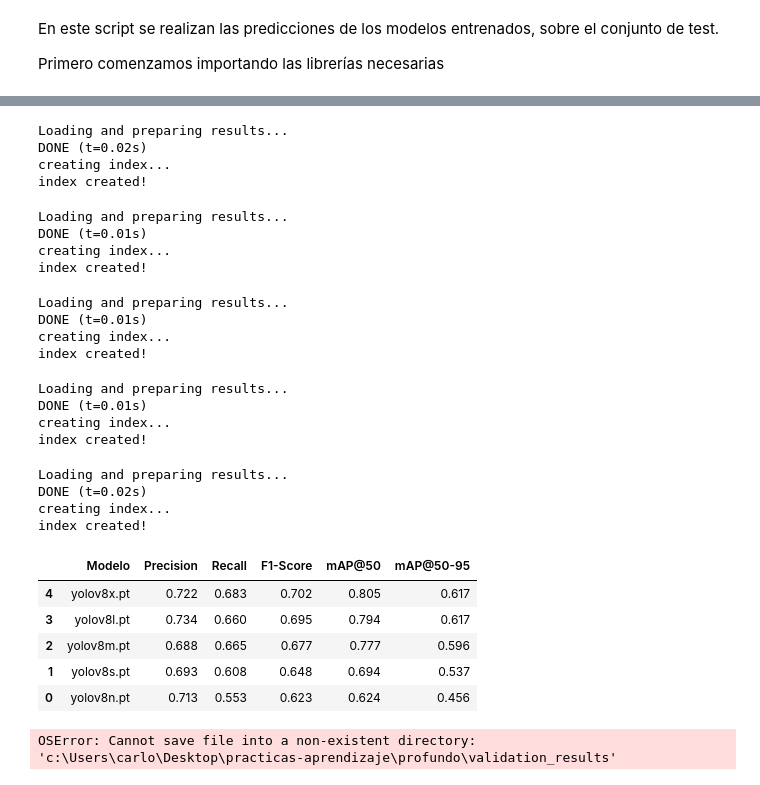
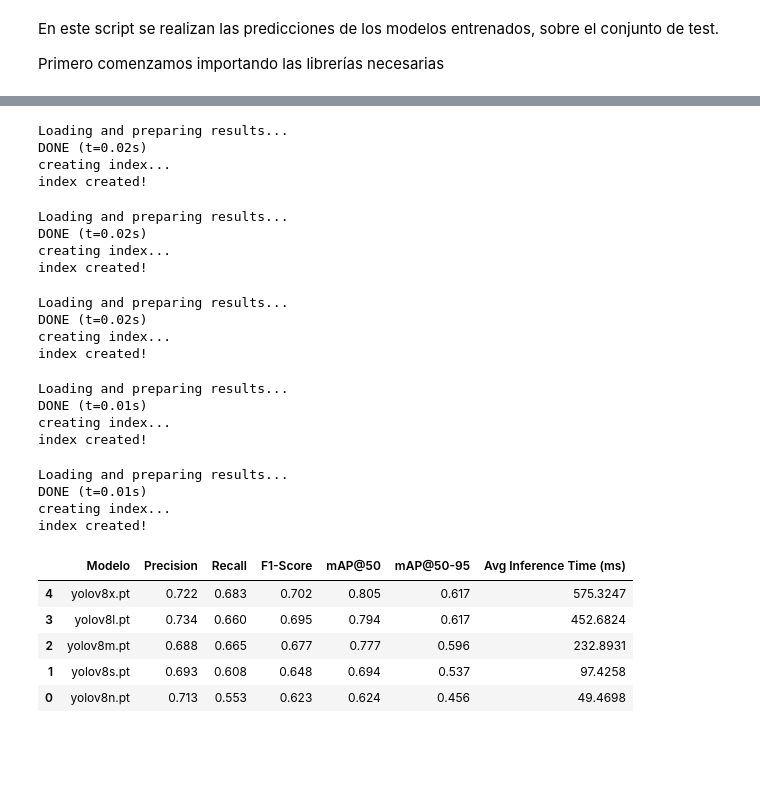
Before and after one commit to carlosgg0/practicas-aprendizaje, a Jupyter notebook: profundo/eval-1.ipynb, the cells around one changed output, grey strips where cells are left out. Saved outputs shown, nothing was run; the diff lists cells and outputs as text; code cells hidden in the pictures; blank space fills up the shorter version.

```diff
--- a/profundo/eval-1.ipynb
+++ b/profundo/eval-1.ipynb
@@ -67,6 +67,7 @@ def evaluate_model(model_name, img_ids, coco, images_dir, conf_threshold_manual=
     all_fn = 0
 
     results_list = []
+    inference_times = []
 
     for img_id in tqdm(img_ids, desc=f"Evaluando {model_name}"):
         img_info = coco.loadImgs(img_id)[0]
@@ -89,6 +90,8 @@ def evaluate_model(model_name, img_ids, coco, images_dir, conf_threshold_manual=
         # 2. Inferencia (conf baja para mAP)
         results = model(img_path, verbose=False, conf=0.001)[0]
         pred_boxes_all = results.boxes
+        inference_times.append(results.speed['inference'])
+
 
         # --- PROCESAMIENTO ---
         for i, box in enumerate(pred_boxes_all):
@@ -137,6 +140,7 @@ def evaluate_model(model_name, img_ids, coco, images_dir, conf_threshold_manual=
     precision = all_tp / (all_tp + all_fp) if (all_tp + all_fp) > 0 else 0
     recall = all_tp / (all_tp + all_fn) if (all_tp + all_fn) > 0 else 0
     f1 = 2 * (precision * recall) / (precision + recall) if (precision + recall) > 0 else 0
+    avg_time = np.mean(inference_times)
 
     map50 = 0.0
     map50_95 = 0.0
@@ -154,7 +158,7 @@ def evaluate_model(model_name, img_ids, coco, images_dir, conf_threshold_manual=
         map50_95 = coco_eval.stats[0]
         map50 = coco_eval.stats[1]
 
-    return precision, recall, f1, map50, map50_95
+    return precision, recall, f1, map50, map50_95, avg_time
 # %%
 model_variants = ['n', 's', 'm', 'l', 'x']
 benchmark_results = []
@@ -162,49 +166,49 @@ benchmark_results = []
 for var in model_variants:
     m_name = f"yolov8{var}.pt"
     # Nota: Puedes ajustar el umbral manual aquí si quieres (por defecto 0.25)
-    p, r, f1, map50, map50_95 = evaluate_model(m_name, img_ids, coco, IMAGES_DIR, conf_threshold_manual=0.25)
+    p, r, f1, map50, map50_95, avg_time = evaluate_model(m_name, img_ids, coco, IMAGES_DIR, conf_threshold_manual=0.25)
 
     benchmark_results.append({
         "Modelo": m_name,
         "Precision": round(p, 3),
         "Recall": round(r, 3),
         "F1-Score": round(f1, 3),
         "mAP@50": round(map50, 3),
-        "mAP@50-95": round(map50_95, 3)
+        "mAP@50-95": round(map50_95, 3),
+        "Avg Inference Time (ms)": round(avg_time, 4)
     })
 
 # Crear DataFrame y mostrar ordenado por mAP@50-95
 df_results = pd.DataFrame(benchmark_results)
 df_results.sort_values(by="mAP@50-95", ascending=False, inplace=True)
 display(df_results)
 # %% [output]
 Loading and preparing results...
 DONE (t=0.02s)
 creating index...
 index created!
 Loading and preparing results...
-DONE (t=0.01s)
+DONE (t=0.02s)
 creating index...
 index created!
 Loading and preparing results...
-DONE (t=0.01s)
+DONE (t=0.02s)
 creating index...
 index created!
 Loading and preparing results...
 DONE (t=0.01s)
 creating index...
 index created!
 Loading and preparing results...
-DONE (t=0.02s)
+DONE (t=0.01s)
 creating index...
 index created!
-|  | Modelo | Precision | Recall | F1-Score | mAP@50 | mAP@50-95 |
-| 4 | yolov8x.pt | 0.722 | 0.683 | 0.702 | 0.805 | 0.617 |
-| 3 | yolov8l.pt | 0.734 | 0.660 | 0.695 | 0.794 | 0.617 |
-| 2 | yolov8m.pt | 0.688 | 0.665 | 0.677 | 0.777 | 0.596 |
-| 1 | yolov8s.pt | 0.693 | 0.608 | 0.648 | 0.694 | 0.537 |
-| 0 | yolov8n.pt | 0.713 | 0.553 | 0.623 | 0.624 | 0.456 |
+|  | Modelo | Precision | Recall | F1-Score | mAP@50 | mAP@50-95 | Avg Inference Time (ms) |
+| 4 | yolov8x.pt | 0.722 | 0.683 | 0.702 | 0.805 | 0.617 | 575.3247 |
+| 3 | yolov8l.pt | 0.734 | 0.660 | 0.695 | 0.794 | 0.617 | 452.6824 |
+| 2 | yolov8m.pt | 0.688 | 0.665 | 0.677 | 0.777 | 0.596 | 232.8931 |
+| 1 | yolov8s.pt | 0.693 | 0.608 | 0.648 | 0.694 | 0.537 | 97.4258 |
+| 0 | yolov8n.pt | 0.713 | 0.553 | 0.623 | 0.624 | 0.456 | 49.4698 |
-OSError: Cannot save file into a non-existent directory: 'c:\Users\carlo\Desktop\practicas-aprendizaje\profundo\validation_results'
 # %%
 df_results.to_csv(RESULTS_DIR / "metrics_comparison.csv", index=False)
 df_results.to_latex(RESULTS_DIR / "metrics_comparison.tex", index=False)
```
Also changed, not shown: parts of 1 cell of this notebook, 7 other files.
